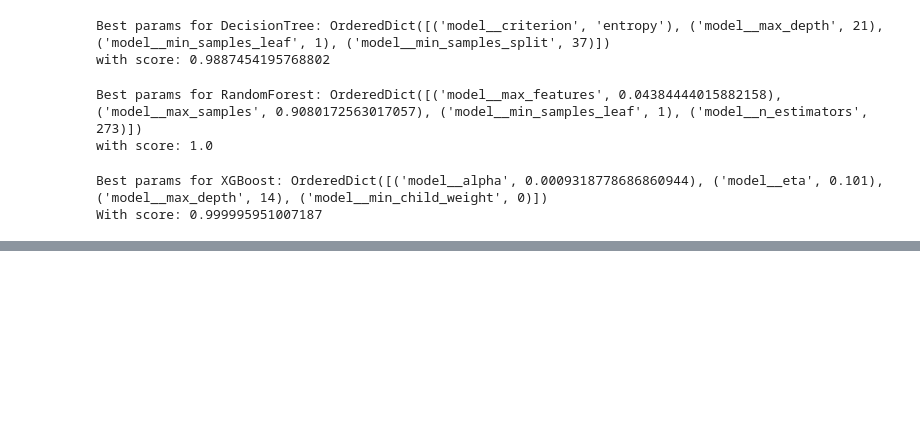
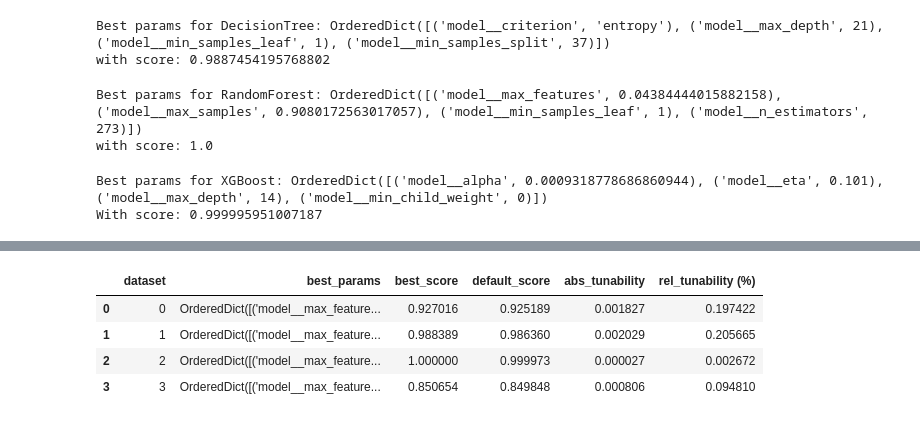
Before and after one commit to UserKrzysztof/AutoML-project1-tunability, a Jupyter notebook: code/bayes_search_overalll.ipynb, the cells around one changed output, grey strips where cells are left out. Cells and saved outputs as stored; diff of their text form; code cells hidden in the pictures; blank space fills up the shorter version.

```diff
--- a/code/bayes_search_overalll.ipynb
+++ b/code/bayes_search_overalll.ipynb
@@ -131,0 +162,9 @@ With score: 0.999995951007187
+# %%
+best_params_per_dataset_RandomForest = get_best_params_per_dataset_bayes(history_bayes_RandomForest, history_RandomForest)
+best_params_per_dataset_RandomForest
+# %% [output]
+|  | dataset | best_params | best_score | default_score | abs_tunability | rel_tunability (%) |
+| 0 | 0 | OrderedDict([('model__max_feature... | 0.927016 | 0.925189 | 0.001827 | 0.197422 |
+| 1 | 1 | OrderedDict([('model__max_feature... | 0.988389 | 0.986360 | 0.002029 | 0.205665 |
+| 2 | 2 | OrderedDict([('model__max_feature... | 1.000000 | 0.999973 | 0.000027 | 0.002672 |
+| 3 | 3 | OrderedDict([('model__max_feature... | 0.850654 | 0.849848 | 0.000806 | 0.094810 |
```
Also changed, not shown: parts of 18 cells of this notebook, 2 other files.
